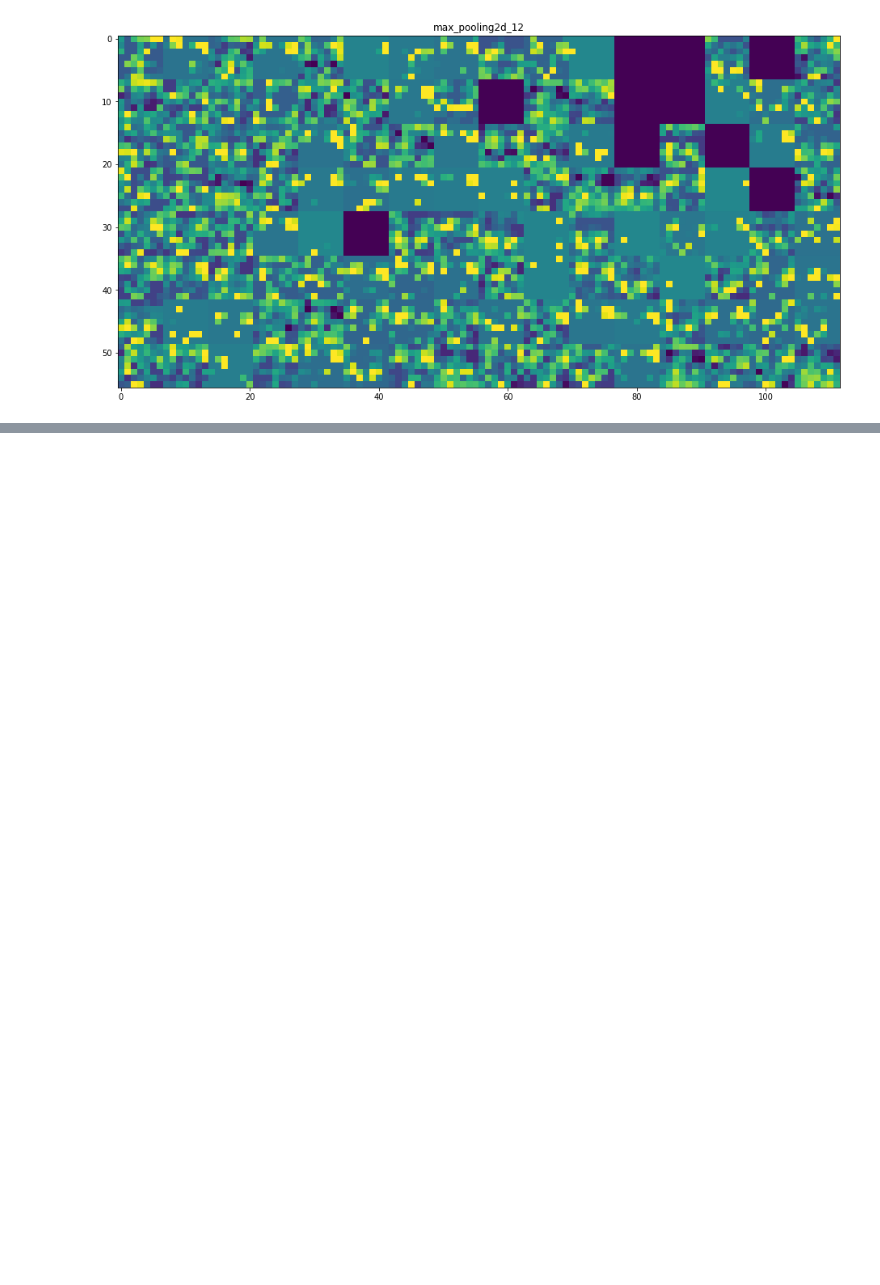
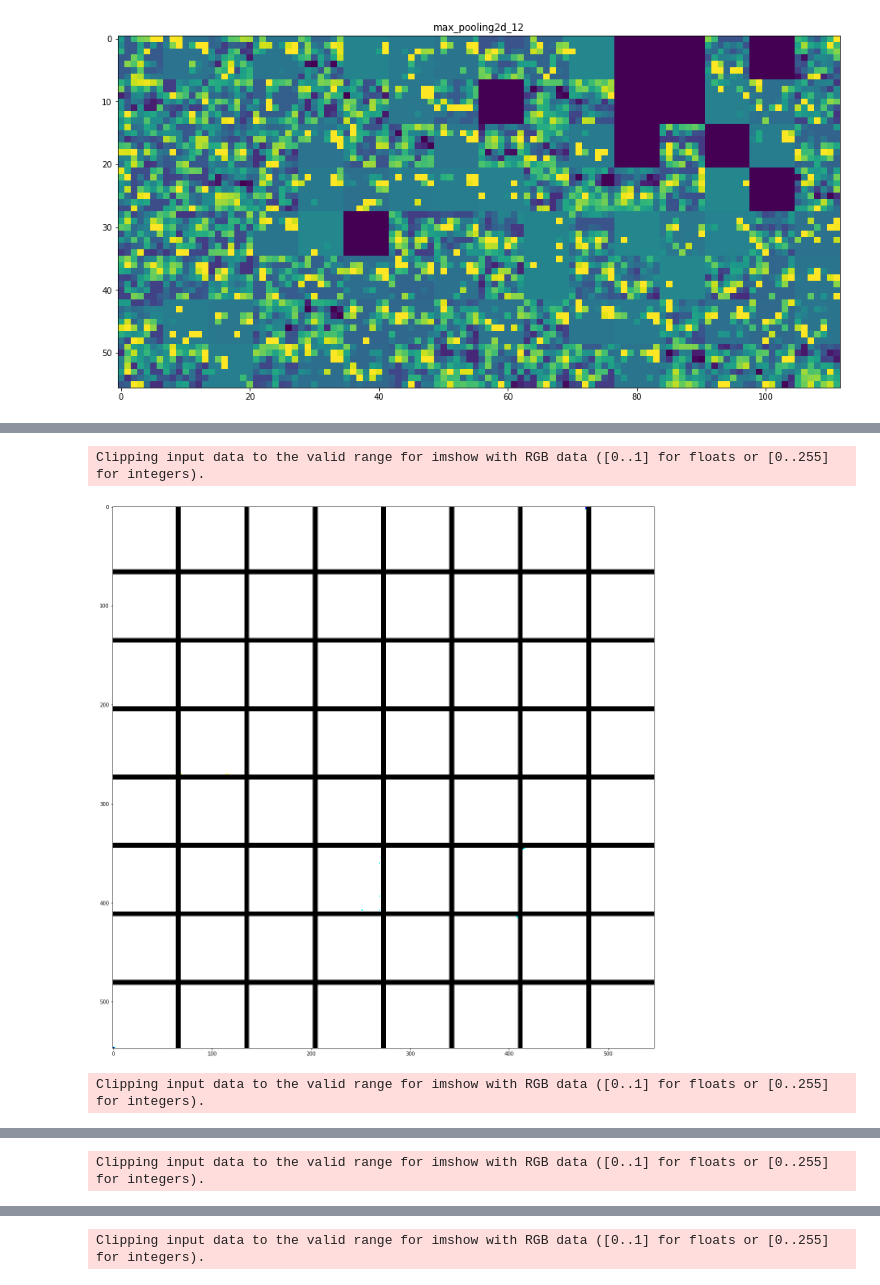
Before and after one commit to lllhhh/DeepLearningNotes, a Jupyter notebook: Keras/Deep Learning With Python/第五章 深度学习用于计算机视觉.ipynb, the cells around one changed output, grey strips where cells are left out. Saved outputs shown, nothing was run; the diff lists cells and outputs as text; code cells hidden in the pictures; blank space fills up the shorter version.

```diff
--- a/Keras/Deep Learning With Python/第五章 深度学习用于计算机视觉.ipynb
+++ b/Keras/Deep Learning With Python/第五章 深度学习用于计算机视觉.ipynb
@@ -869,0 +918,29 @@ iterate = K.function([model.input],[loss,grads])
+# %%
+# 生成某一层中所有过滤器响应模式组成的网格
+for layer_name in ['block1_conv1', 'block2_conv1', 'block3_conv1', 'block4_conv1']:
+    size = 64
+    margin = 5
+
+    # This a empty (black) image where we will store our results.
+    results = np.zeros((8 * size + 7 * margin, 8 * size + 7 * margin, 3))
+
+    for i in range(8):  # iterate over the rows of our results grid
+        for j in range(8):  # iterate over the columns of our results grid
+            # Generate the pattern for filter `i + (j * 8)` in `layer_name`
+            filter_img = generate_pattern(layer_name, i + (j * 8), size=size)
+
+            # Put the result in the square `(i, j)` of the results grid
+            horizontal_start = i * size + i * margin
+            horizontal_end = horizontal_start + size
+            vertical_start = j * size + j * margin
+            vertical_end = vertical_start + size
+            results[horizontal_start: horizontal_end, vertical_start: vertical_end, :] = filter_img
+
+    # Display the results grid
+    plt.figure(figsize=(20, 20))
+    plt.imshow(results)
+    plt.show()
+# %% [output]
+Clipping input data to the valid range for imshow with RGB data ([0..1] for floats or [0..255] for integers).
+[figure, added]
+Clipping input data to the valid range for imshow with RGB data ([0..1] for floats or [0..255] for integers).
@@ -869,0 +948 @@ iterate = K.function([model.input],[loss,grads])
+Clipping input data to the valid range for imshow with RGB data ([0..1] for floats or [0..255] for integers).
@@ -869,0 +950 @@ iterate = K.function([model.input],[loss,grads])
+Clipping input data to the valid range for imshow with RGB data ([0..1] for floats or [0..255] for integers).
```
Also changed, not shown: parts of 10 cells of this notebook, 1 other file.
